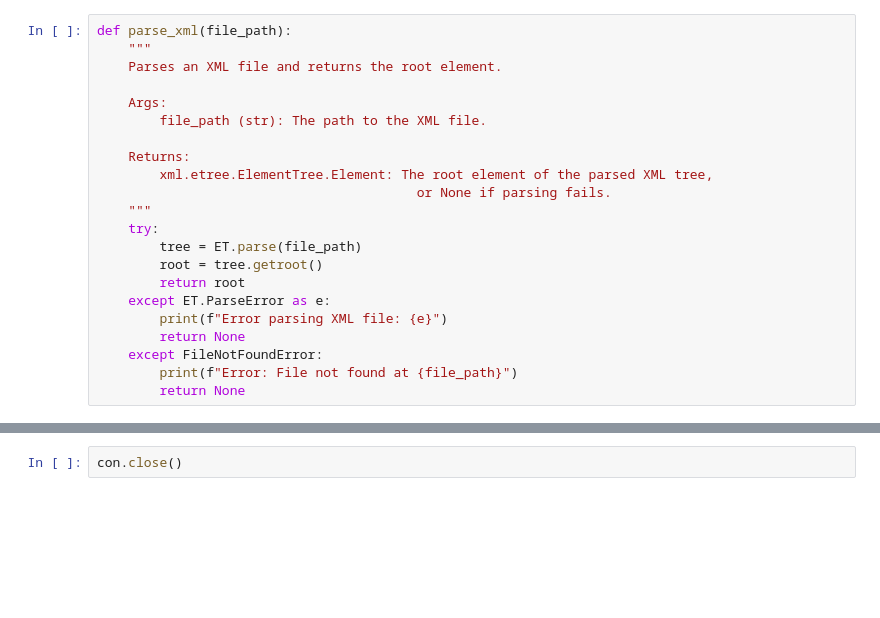
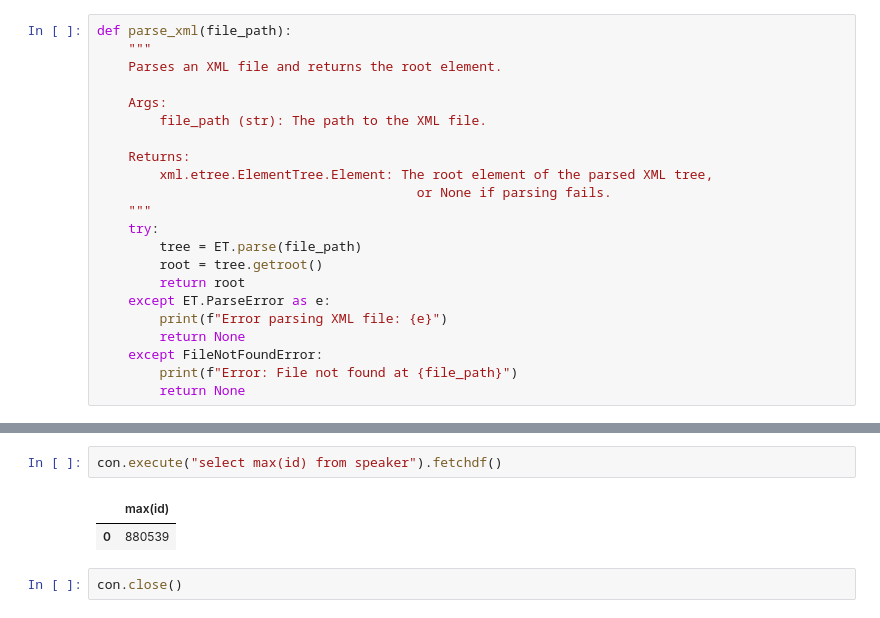
Before and after one commit to MarisLeander/stance-detection-german-llm, a Jupyter notebook: data-processing/parse_old_plenary_minutes.ipynb, the cells around one changed output, grey strips where cells are left out. Cells and saved outputs as stored; diff of their text form; blank space fills up the shorter version.

```diff
--- a/data-processing/parse_old_plenary_minutes.ipynb
+++ b/data-processing/parse_old_plenary_minutes.ipynb
@@ -297,3 +318,8 @@ Parsing legislative period at path: ../data/plenary_minutes/wahlperiode_02
+# %%
+con.execute("select max(id) from speaker").fetchdf()
+# %% [output]
+|  | max(id) |
+| 0 | 880539 |
 # %%
 con.close()
 # %%
```
Also changed, not shown: parts of 1 cell of this notebook, 1 other file.
